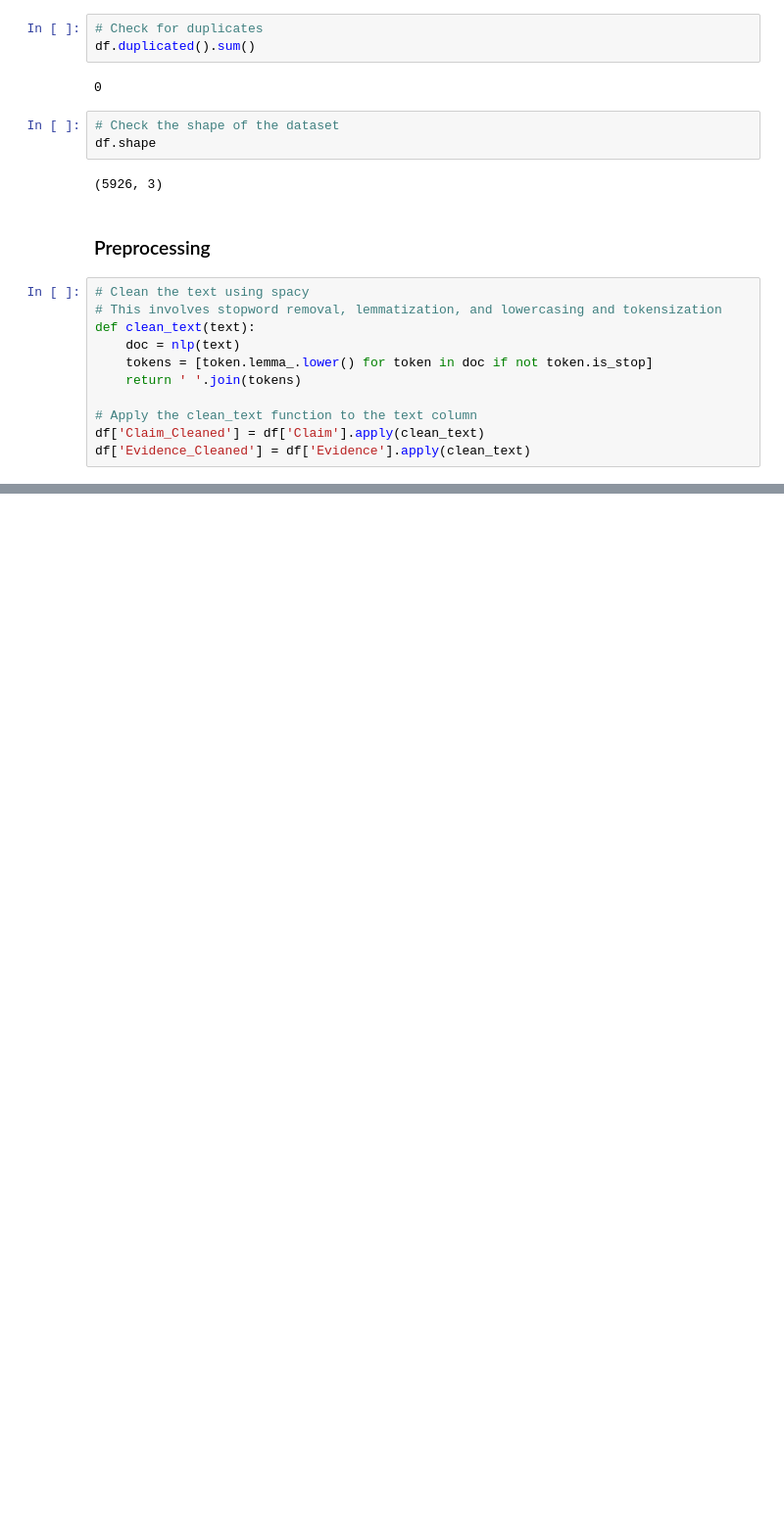
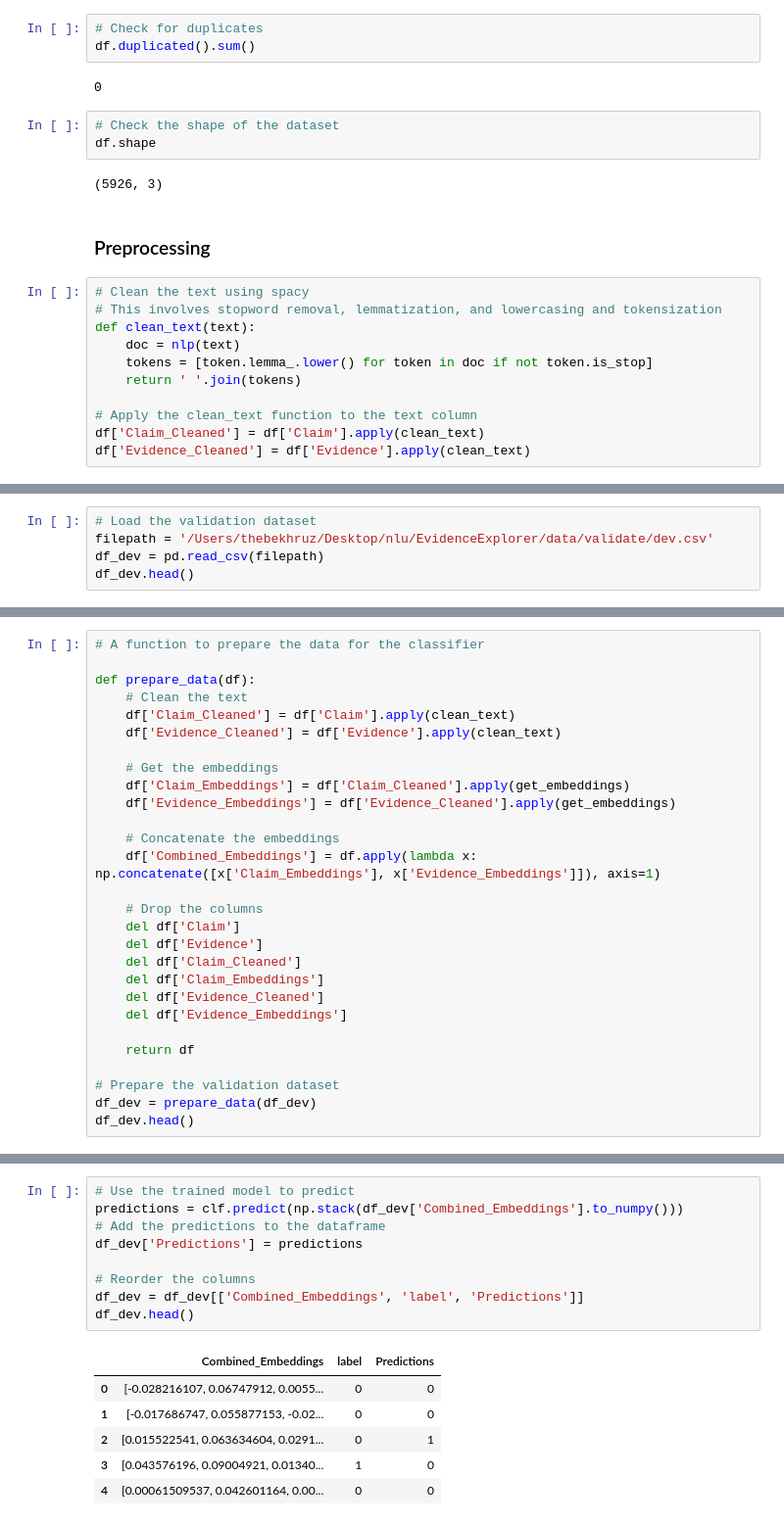
Before and after one commit to thebekhruz/EvidenceExplorer, a Jupyter notebook: notebooks/EDA_and_modeling.ipynb, the cells around one changed output, grey strips where cells are left out. Shown: that part at 98% size. Cells and saved outputs as stored; diff of their text form; blank space fills up the shorter version.

```diff
--- a/notebooks/EDA_and_modeling.ipynb
+++ b/notebooks/EDA_and_modeling.ipynb
@@ -129,0 +176,5 @@ Confusion Matrix: [[812  34]
+# %%
+# Load the validation dataset
+filepath = '/Users/thebekhruz/Desktop/nlu/EvidenceExplorer/data/validate/dev.csv'
+df_dev = pd.read_csv(filepath)
+df_dev.head()
@@ -129,0 +188,28 @@ Confusion Matrix: [[812  34]
+# %%
+# A function to prepare the data for the classifier
+
+def prepare_data(df):
+    # Clean the text
+    df['Claim_Cleaned'] = df['Claim'].apply(clean_text)
+    df['Evidence_Cleaned'] = df['Evidence'].apply(clean_text)
+
+    # Get the embeddings
+    df['Claim_Embeddings'] = df['Claim_Cleaned'].apply(get_embeddings)
+    df['Evidence_Embeddings'] = df['Evidence_Cleaned'].apply(get_embeddings)
+
+    # Concatenate the embeddings
+    df['Combined_Embeddings'] = df.apply(lambda x: np.concatenate([x['Claim_Embeddings'], x['Evidence_Embeddings']]), axis=1)
+
+    # Drop the columns
+    del df['Claim']
+    del df['Evidence']
+    del df['Claim_Cleaned']
+    del df['Claim_Embeddings']
+    del df['Evidence_Cleaned']
+    del df['Evidence_Embeddings']
+
+    return df
+
+# Prepare the validation dataset
+df_dev = prepare_data(df_dev)
+df_dev.head()
@@ -129,0 +223,16 @@ Confusion Matrix: [[812  34]
+# %%
+# Use the trained model to predict
+predictions = clf.predict(np.stack(df_dev['Combined_Embeddings'].to_numpy()))
+# Add the predictions to the dataframe
+df_dev['Predictions'] = predictions
+
+# Reorder the columns
+df_dev = df_dev[['Combined_Embeddings', 'label', 'Predictions']]
+df_dev.head()
+# %% [output]
+|  | Combined_Embeddings | label | Predictions |
+| 0 | [-0.028216107, 0.06747912, 0.0055... | 0 | 0 |
+| 1 | [-0.017686747, 0.055877153, -0.02... | 0 | 0 |
+| 2 | [0.015522541, 0.063634604, 0.0291... | 0 | 1 |
+| 3 | [0.043576196, 0.09004921, 0.01340... | 1 | 0 |
+| 4 | [0.00061509537, 0.042601164, 0.00... | 0 | 0 |
```
Also changed, not shown: parts of 22 cells of this notebook, 2 other files.
